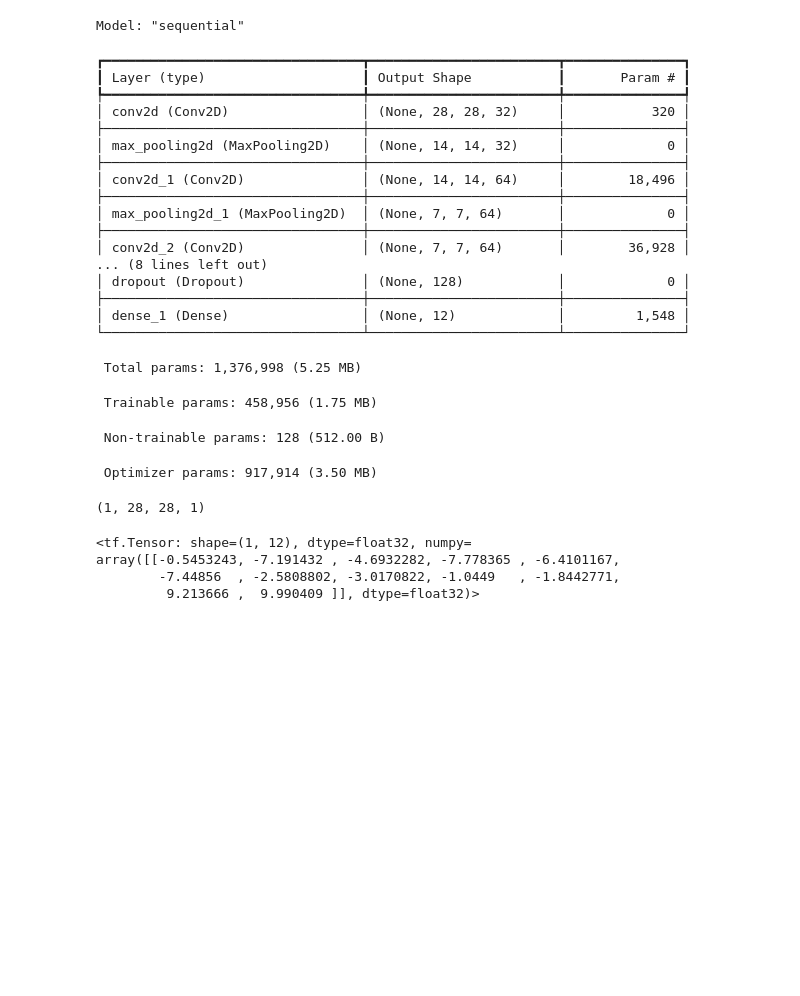
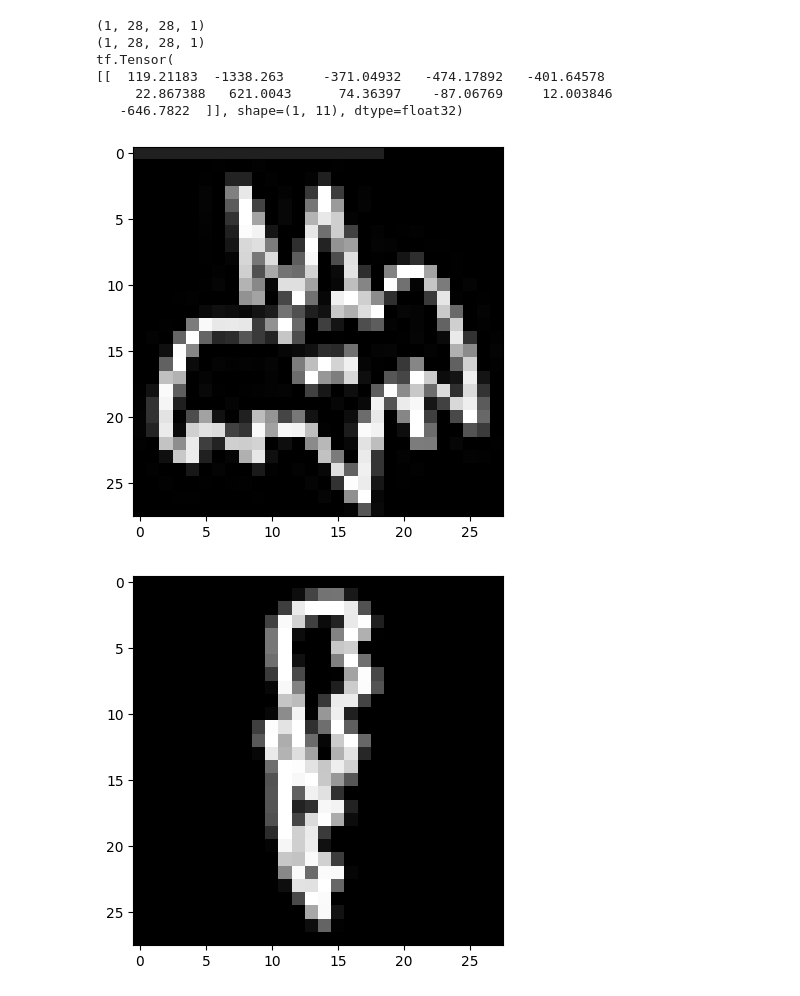
Before and after one commit to Virteso/IDS-Quickdraw-Analysis, a Jupyter notebook: notebook.ipynb, the cells around one changed output. Saved outputs shown, nothing was run; the diff lists cells and outputs as text; code cells hidden in the pictures; blank space fills up the shorter version.

```diff
--- a/notebook.ipynb
+++ b/notebook.ipynb
@@ -68,36 +80,23 @@ Epoch 2/15
 # %%
-model.summary()
+#model.summary()
 
 testangel = np.load("./testangel.npy")
 testangel = np.reshape(testangel / 255.0, (1, 28, 28, 1))
+testbat = np.reshape((np.load("./data/numpy_bitmap/bat.npy")[124]) / 255.0, (1, 28, 28, 1))
 print(testangel.shape)
+print(testbat.shape)
 
-model(testangel)
+print(model(testangel))
+fun.display_picture(np.reshape(testangel, (28, 28)))
+fun.display_picture(
+    np.reshape(np.rot90(testbat, 3, (2, 1)), (28, 28))
+)
 # %% [output]
-Model: "sequential"
+(1, 28, 28, 1)
+(1, 28, 28, 1)
+tf.Tensor(
+[[  119.21183  -1338.263     -371.04932   -474.17892   -401.64578
+     22.867388   621.0043      74.36397    -87.06769     12.003846
+   -646.7822  ]], shape=(1, 11), dtype=float32)
-┏━━━━━━━━━━━━━━━━━━━━━━━━━━━━━━━━━┳━━━━━━━━━━━━━━━━━━━━━━━━┳━━━━━━━━━━━━━━━┓
-┃ Layer (type)                    ┃ Output Shape           ┃       Param # ┃
-┡━━━━━━━━━━━━━━━━━━━━━━━━━━━━━━━━━╇━━━━━━━━━━━━━━━━━━━━━━━━╇━━━━━━━━━━━━━━━┩
-│ conv2d (Conv2D)                 │ (None, 28, 28, 32)     │           320 │
-├─────────────────────────────────┼────────────────────────┼───────────────┤
-│ max_pooling2d (MaxPooling2D)    │ (None, 14, 14, 32)     │             0 │
-├─────────────────────────────────┼────────────────────────┼───────────────┤
-│ conv2d_1 (Conv2D)               │ (None, 14, 14, 64)     │        18,496 │
-├─────────────────────────────────┼────────────────────────┼───────────────┤
-│ max_pooling2d_1 (MaxPooling2D)  │ (None, 7, 7, 64)       │             0 │
-├─────────────────────────────────┼────────────────────────┼───────────────┤
-│ conv2d_2 (Conv2D)               │ (None, 7, 7, 64)       │        36,928 │
-... (8 lines left out)
-│ dropout (Dropout)               │ (None, 128)            │             0 │
-├─────────────────────────────────┼────────────────────────┼───────────────┤
-│ dense_1 (Dense)                 │ (None, 12)             │         1,548 │
-└─────────────────────────────────┴────────────────────────┴───────────────┘
- Total params: 1,376,998 (5.25 MB)
- Trainable params: 458,956 (1.75 MB)
- Non-trainable params: 128 (512.00 B)
- Optimizer params: 917,914 (3.50 MB)
-(1, 28, 28, 1)
-<tf.Tensor: shape=(1, 12), dtype=float32, numpy=
-array([[-0.5453243, -7.191432 , -4.6932282, -7.778365 , -6.4101167,
-        -7.44856  , -2.5808802, -3.0170822, -1.0449   , -1.8442771,
-         9.213666 ,  9.990409 ]], dtype=float32)>
+[figure, added]
+[figure, added]
```
Also changed, not shown: parts of 2 cells of this notebook, 5 other files.
